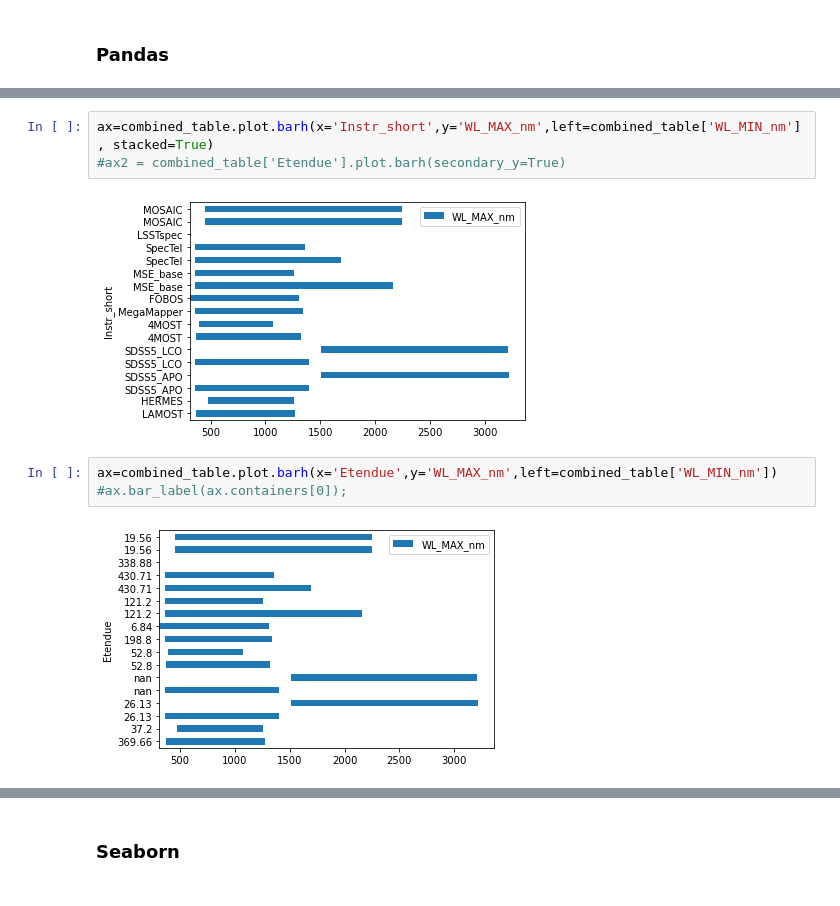
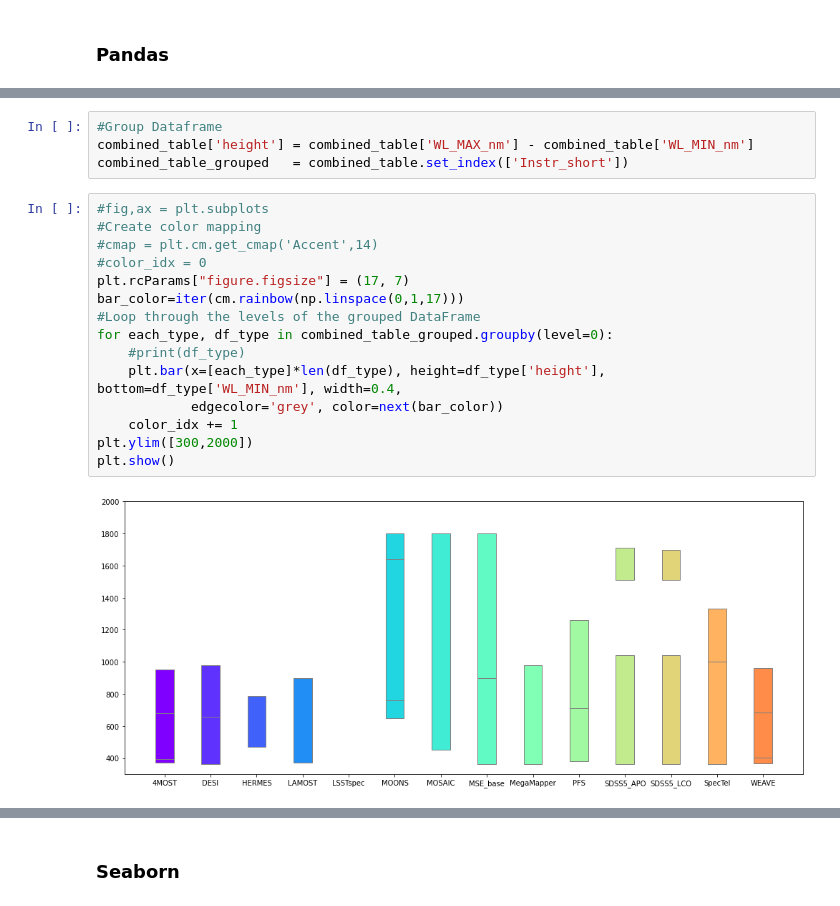
Before and after one commit to jsobeck/MOS_Surveys_Overview, a Jupyter notebook: MOS_Surveys_Overview_Visualizations.ipynb, the cells around one changed output, grey strips where cells are left out. Saved outputs shown, nothing was run; the diff lists cells and outputs as text.

```diff
--- a/MOS_Surveys_Overview_Visualizations.ipynb
+++ b/MOS_Surveys_Overview_Visualizations.ipynb
@@ -217,10 +184,21 @@ Name: WL_MAX_nm, dtype: object
-# %%
-ax=combined_table.plot.barh(x='Instr_short',y='WL_MAX_nm',left=combined_table['WL_MIN_nm'], stacked=True)
-#ax2 = combined_table['Etendue'].plot.barh(secondary_y=True)
-# %% [output]
-[figure, removed]
-# %%
-ax=combined_table.plot.barh(x='Etendue',y='WL_MAX_nm',left=combined_table['WL_MIN_nm'])
-#ax.bar_label(ax.containers[0]);
-# %% [output]
-[figure, removed]
+# %%
+#Group Dataframe
+combined_table['height'] = combined_table['WL_MAX_nm'] - combined_table['WL_MIN_nm']
+combined_table_grouped   = combined_table.set_index(['Instr_short'])
+# %%
+#fig,ax = plt.subplots
+#Create color mapping
+#cmap = plt.cm.get_cmap('Accent',14)
+#color_idx = 0
+plt.rcParams["figure.figsize"] = (17, 7)
+bar_color=iter(cm.rainbow(np.linspace(0,1,17)))
+#Loop through the levels of the grouped DataFrame
+for each_type, df_type in combined_table_grouped.groupby(level=0):
+    #print(df_type)
+    plt.bar(x=[each_type]*len(df_type), height=df_type['height'], bottom=df_type['WL_MIN_nm'], width=0.4,
+            edgecolor='grey', color=next(bar_color))
+    color_idx += 1
+plt.ylim([300,2000])
+plt.show()
+# %% [output]
+[figure, added]
```
Also changed, not shown: parts of 8 cells of this notebook.
